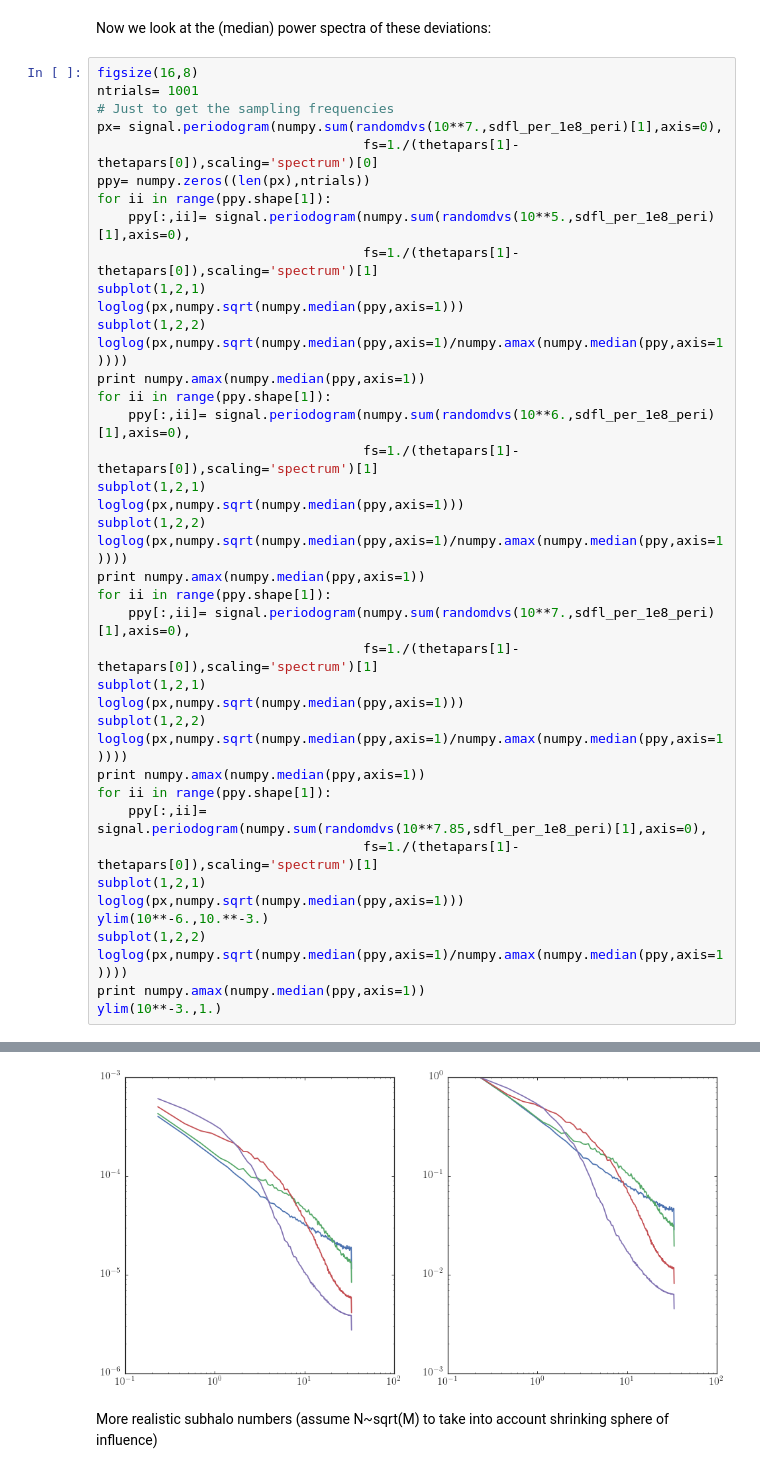
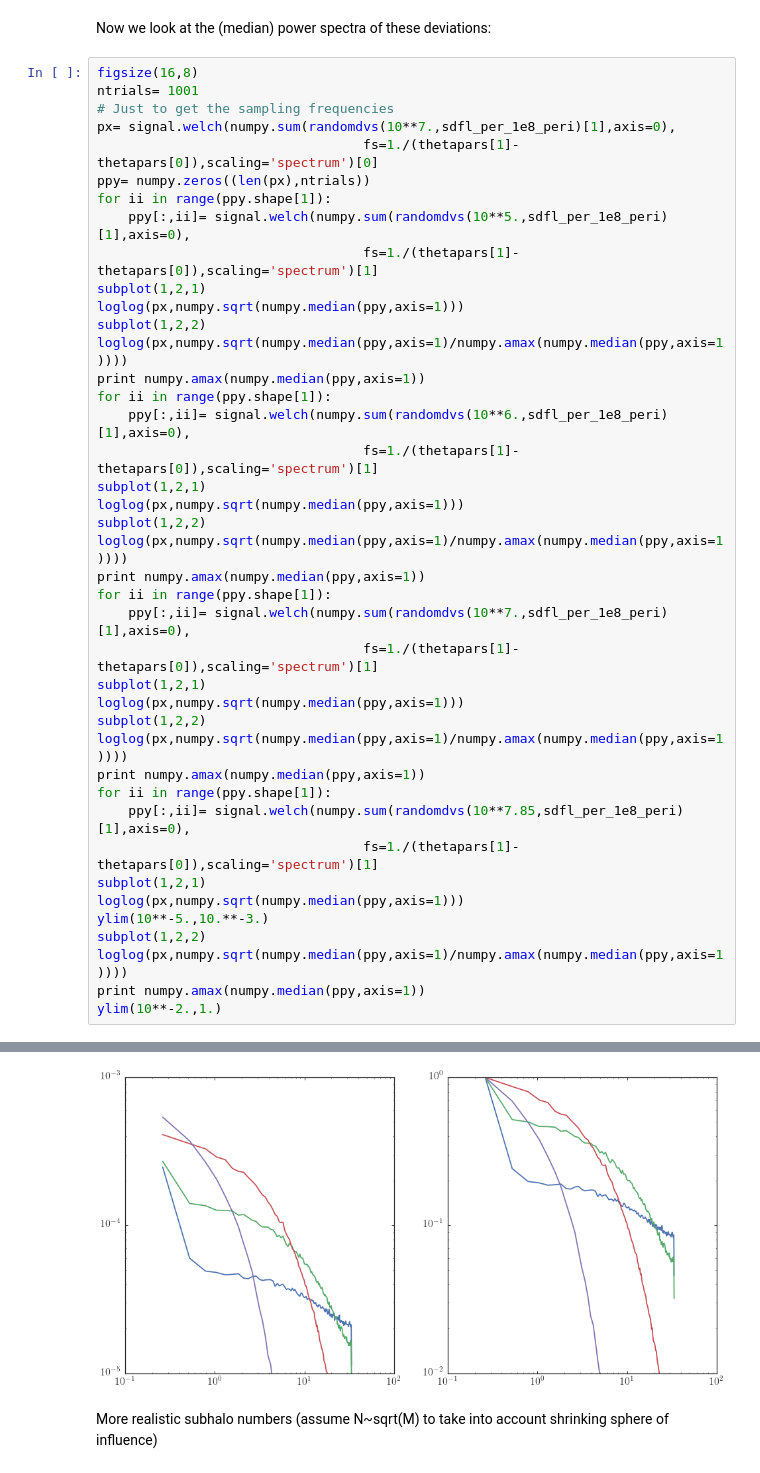
Before and after one commit to jobovy/streamgap-pepper, a Jupyter notebook: bell.ipynb, the cells around one changed output, grey strips where cells are left out. Cells and saved outputs as stored; diff of their text form.

Commit message:
Add example of individual-stream power spectra and switch to welch

```diff
--- a/bell.ipynb
+++ b/bell.ipynb
@@ -284,11 +284,11 @@ Now we look at the (median) power spectra of these deviations:
 figsize(16,8)
 ntrials= 1001
 # Just to get the sampling frequencies
-px= signal.periodogram(numpy.sum(randomdvs(10**7.,sdfl_per_1e8_peri)[1],axis=0),
+px= signal.welch(numpy.sum(randomdvs(10**7.,sdfl_per_1e8_peri)[1],axis=0),
                                   fs=1./(thetapars[1]-thetapars[0]),scaling='spectrum')[0]
 ppy= numpy.zeros((len(px),ntrials))
 for ii in range(ppy.shape[1]):
-    ppy[:,ii]= signal.periodogram(numpy.sum(randomdvs(10**5.,sdfl_per_1e8_peri)[1],axis=0),
+    ppy[:,ii]= signal.welch(numpy.sum(randomdvs(10**5.,sdfl_per_1e8_peri)[1],axis=0),
                                   fs=1./(thetapars[1]-thetapars[0]),scaling='spectrum')[1]
 subplot(1,2,1)
 loglog(px,numpy.sqrt(numpy.median(ppy,axis=1)))
@@ -296,7 +296,7 @@ subplot(1,2,2)
 loglog(px,numpy.sqrt(numpy.median(ppy,axis=1)/numpy.amax(numpy.median(ppy,axis=1))))
 print numpy.amax(numpy.median(ppy,axis=1))
 for ii in range(ppy.shape[1]):
-    ppy[:,ii]= signal.periodogram(numpy.sum(randomdvs(10**6.,sdfl_per_1e8_peri)[1],axis=0),
+    ppy[:,ii]= signal.welch(numpy.sum(randomdvs(10**6.,sdfl_per_1e8_peri)[1],axis=0),
                                   fs=1./(thetapars[1]-thetapars[0]),scaling='spectrum')[1]
 subplot(1,2,1)
 loglog(px,numpy.sqrt(numpy.median(ppy,axis=1)))
@@ -304,7 +304,7 @@ subplot(1,2,2)
 loglog(px,numpy.sqrt(numpy.median(ppy,axis=1)/numpy.amax(numpy.median(ppy,axis=1))))
 print numpy.amax(numpy.median(ppy,axis=1))
 for ii in range(ppy.shape[1]):
-    ppy[:,ii]= signal.periodogram(numpy.sum(randomdvs(10**7.,sdfl_per_1e8_peri)[1],axis=0),
+    ppy[:,ii]= signal.welch(numpy.sum(randomdvs(10**7.,sdfl_per_1e8_peri)[1],axis=0),
                                   fs=1./(thetapars[1]-thetapars[0]),scaling='spectrum')[1]
 subplot(1,2,1)
 loglog(px,numpy.sqrt(numpy.median(ppy,axis=1)))
@@ -312,13 +312,13 @@ subplot(1,2,2)
 loglog(px,numpy.sqrt(numpy.median(ppy,axis=1)/numpy.amax(numpy.median(ppy,axis=1))))
 print numpy.amax(numpy.median(ppy,axis=1))
 for ii in range(ppy.shape[1]):
-    ppy[:,ii]= signal.periodogram(numpy.sum(randomdvs(10**7.85,sdfl_per_1e8_peri)[1],axis=0),
+    ppy[:,ii]= signal.welch(numpy.sum(randomdvs(10**7.85,sdfl_per_1e8_peri)[1],axis=0),
                                   fs=1./(thetapars[1]-thetapars[0]),scaling='spectrum')[1]
 subplot(1,2,1)
 loglog(px,numpy.sqrt(numpy.median(ppy,axis=1)))
-ylim(10**-6.,10.**-3.)
+ylim(10**-5.,10.**-3.)
 subplot(1,2,2)
 loglog(px,numpy.sqrt(numpy.median(ppy,axis=1)/numpy.amax(numpy.median(ppy,axis=1))))
 print numpy.amax(numpy.median(ppy,axis=1))
-ylim(10**-3.,1.)
+ylim(10**-2.,1.)
 # %% [output]
@@ -330,4 +330,4 @@ ylim(10**-3.,1.)
-[figure, old version]
+[figure, new version]
 # %% [markdown]
 More realistic subhalo numbers (assume N~sqrt(M) to take into account shrinking sphere of influence)
 # %%
```
Also changed, not shown: parts of 5 cells of this notebook.
